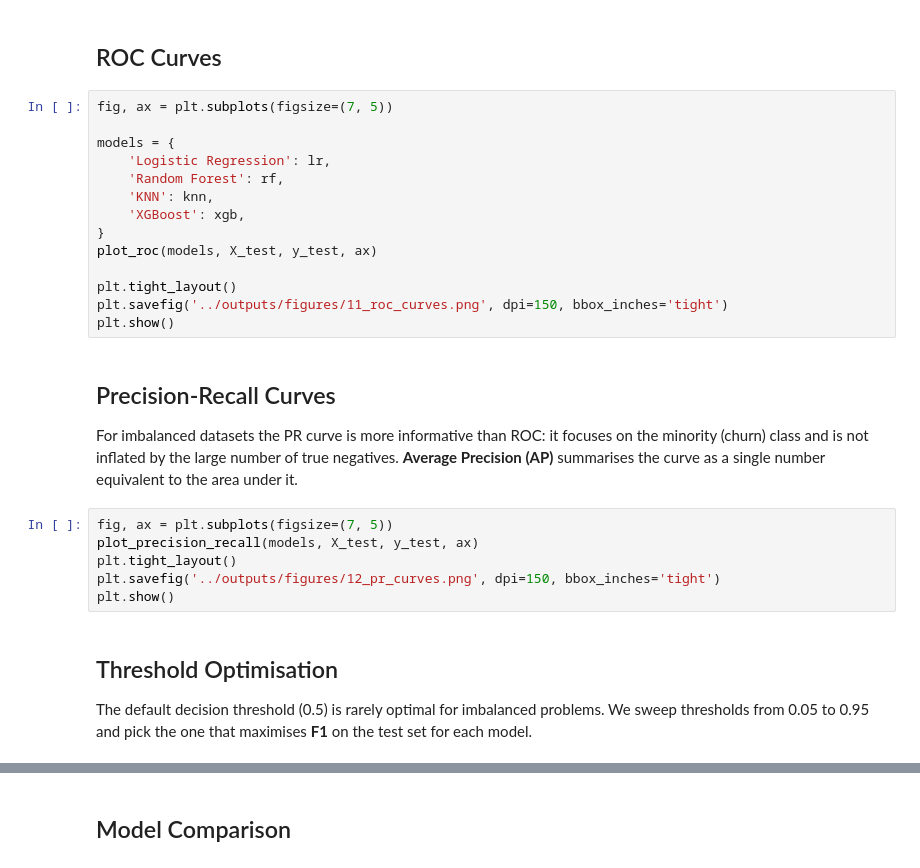
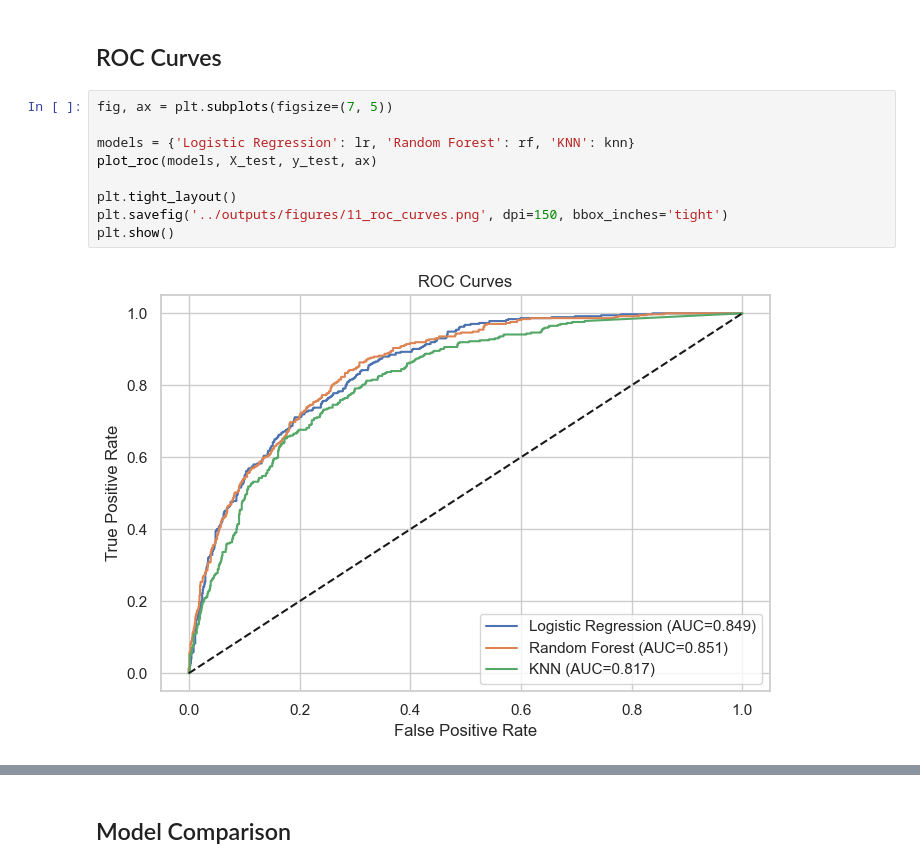
Before and after one commit to BoraKan/CustomerChurnPrediction_COMP462, a Jupyter notebook: notebooks/03_Models_Evaluation.ipynb, the cells around one changed output, grey strips where cells are left out. Drawn from its saved outputs; the diff is of its cells as text.

```diff
--- a/notebooks/03_Models_Evaluation.ipynb
+++ b/notebooks/03_Models_Evaluation.ipynb
@@ -194,28 +143,11 @@ plt.show()
 # %%
 fig, ax = plt.subplots(figsize=(7, 5))
 
-models = {
-    'Logistic Regression': lr,
-    'Random Forest': rf,
-    'KNN': knn,
-    'XGBoost': xgb,
-}
+models = {'Logistic Regression': lr, 'Random Forest': rf, 'KNN': knn}
 plot_roc(models, X_test, y_test, ax)
 
 plt.tight_layout()
 plt.savefig('../outputs/figures/11_roc_curves.png', dpi=150, bbox_inches='tight')
 plt.show()
+# %% [output]
+[figure, added]
-# %% [markdown]
-## Precision-Recall Curves
-
-For imbalanced datasets the PR curve is more informative than ROC: it focuses on the minority (churn) class and is not inflated by the large number of true negatives. **Average Precision (AP)** summarises the curve as a single number equivalent to the area under it.
-# %%
-fig, ax = plt.subplots(figsize=(7, 5))
-plot_precision_recall(models, X_test, y_test, ax)
-plt.tight_layout()
-plt.savefig('../outputs/figures/12_pr_curves.png', dpi=150, bbox_inches='tight')
-plt.show()
-# %% [markdown]
-## Threshold Optimisation
-
-The default decision threshold (0.5) is rarely optimal for imbalanced problems. We sweep thresholds from 0.05 to 0.95 and pick the one that maximises **F1** on the test set for each model.
```
Also changed, not shown: parts of 15 cells of this notebook, 3 other files.
